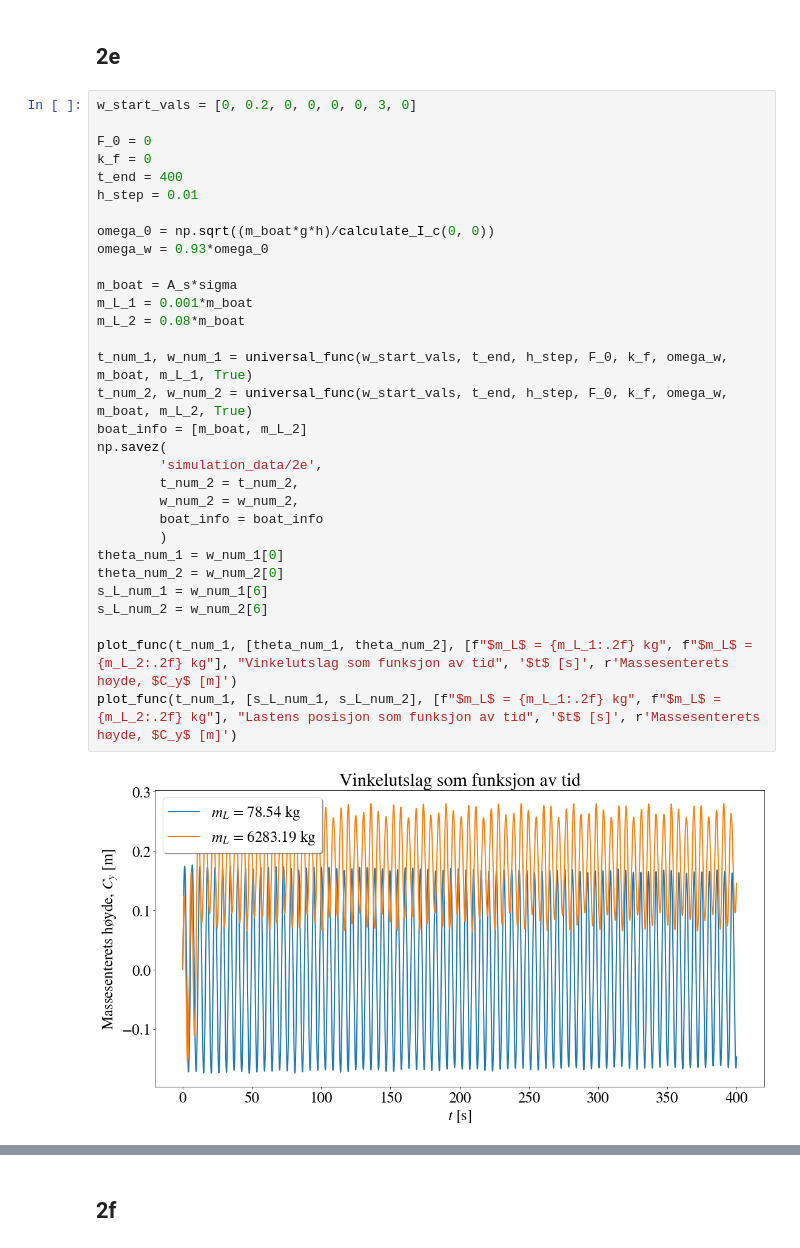
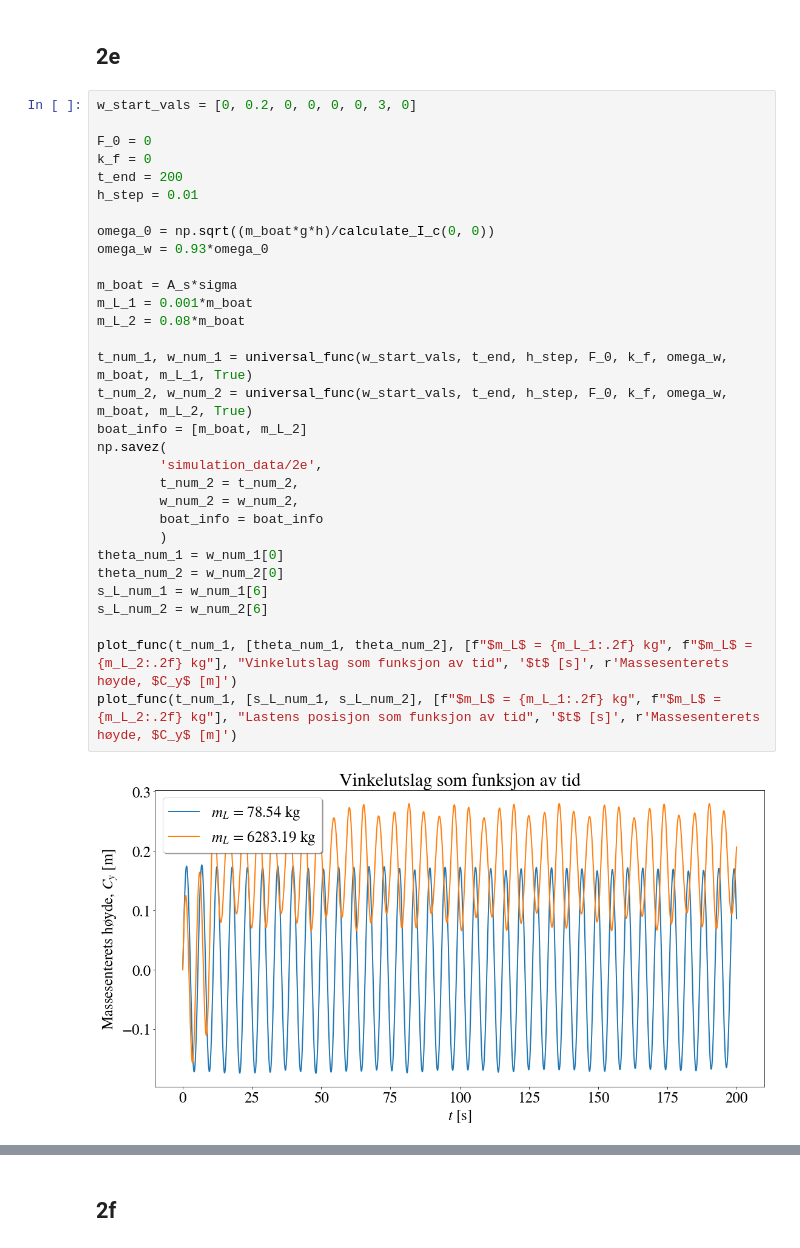
Before and after one commit to emiljonsrud/vitberr_prosjekt2_tekfys, a Jupyter notebook: clean_code.ipynb, the cells around one changed output, grey strips where cells are left out. Cells and saved outputs as stored; diff of their text form.

```diff
--- a/clean_code.ipynb
+++ b/clean_code.ipynb
@@ -1197,32 +1186,32 @@ Fortsett å skrive her imorgen
 w_start_vals = [0, 0.2, 0, 0, 0, 0, 3, 0]
 
 F_0 = 0
 k_f = 0
-t_end = 400
+t_end = 200
 h_step = 0.01
 
 omega_0 = np.sqrt((m_boat*g*h)/calculate_I_c(0, 0))
 omega_w = 0.93*omega_0
 
 m_boat = A_s*sigma
 m_L_1 = 0.001*m_boat
 m_L_2 = 0.08*m_boat
 
 t_num_1, w_num_1 = universal_func(w_start_vals, t_end, h_step, F_0, k_f, omega_w, m_boat, m_L_1, True)
 t_num_2, w_num_2 = universal_func(w_start_vals, t_end, h_step, F_0, k_f, omega_w, m_boat, m_L_2, True)
 boat_info = [m_boat, m_L_2]
 np.savez(
         'simulation_data/2e',
         t_num_2 = t_num_2,
         w_num_2 = w_num_2,
         boat_info = boat_info
         )
 theta_num_1 = w_num_1[0]
 theta_num_2 = w_num_2[0]
 s_L_num_1 = w_num_1[6]
 s_L_num_2 = w_num_2[6]
 
 plot_func(t_num_1, [theta_num_1, theta_num_2], [f"$m_L$ = {m_L_1:.2f} kg", f"$m_L$ = {m_L_2:.2f} kg"], "Vinkelutslag som funksjon av tid", '$t$ [s]', r'Massesenterets høyde, $C_y$ [m]')
 plot_func(t_num_1, [s_L_num_1, s_L_num_2], [f"$m_L$ = {m_L_1:.2f} kg", f"$m_L$ = {m_L_2:.2f} kg"], "Lastens posisjon som funksjon av tid", '$t$ [s]', r'Massesenterets høyde, $C_y$ [m]')
 # %% [output]
-[figure, old version]
+[figure, new version]
```
Also changed, not shown: parts of 13 cells of this notebook.
